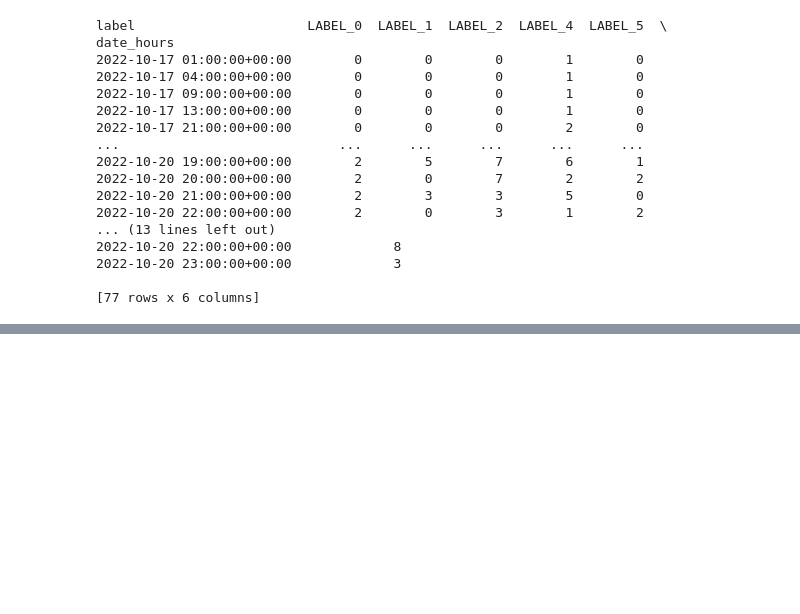
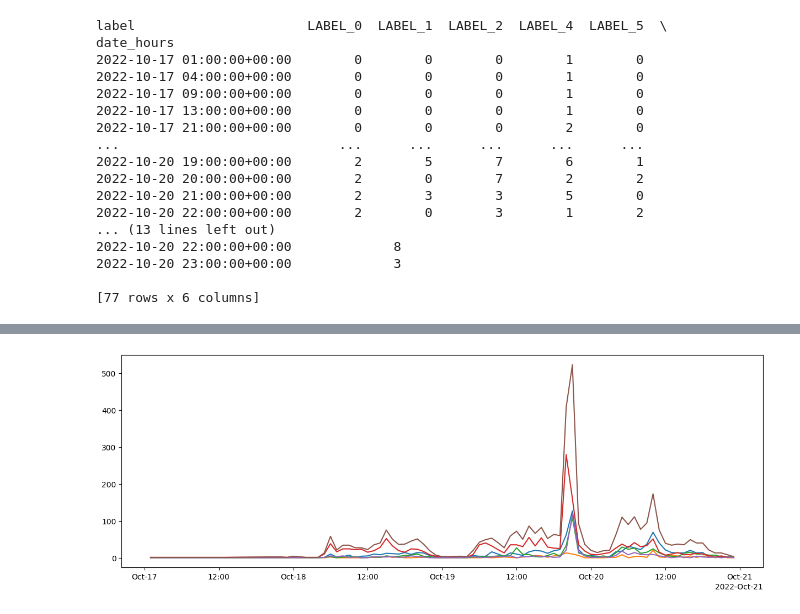
Before and after one commit to rroell/TxMM-project, a Jupyter notebook: Notebook.ipynb, the cells around one changed output, grey strips where cells are left out. Drawn from its saved outputs; the diff is of its cells as text; code cells hidden in the pictures; blank space fills up the shorter version.

```diff
--- a/Notebook.ipynb
+++ b/Notebook.ipynb
@@ -331,0 +366,14 @@ df1.to_csv("Results_per_hour.csv")
+# %%
+import matplotlib as mpl
+import matplotlib.pyplot as plt
+%matplotlib inline
+fig, ax = plt.subplots()  # Create a figure containing a single axes.
+fig.set_figwidth(15)
+fig.set_figheight(5)
+ax.plot(df1);  # Plot some data on the axes.
+cdf = mpl.dates.ConciseDateFormatter(ax.xaxis.get_major_locator())
+ax.xaxis.set_major_formatter(cdf)
+fig.savefig("Results_plot2")
+# ax.xaxis.set_minor_locator()
+# %% [output]
+[figure, added]
```
Also changed, not shown: parts of 4 cells of this notebook, 1 other file.
